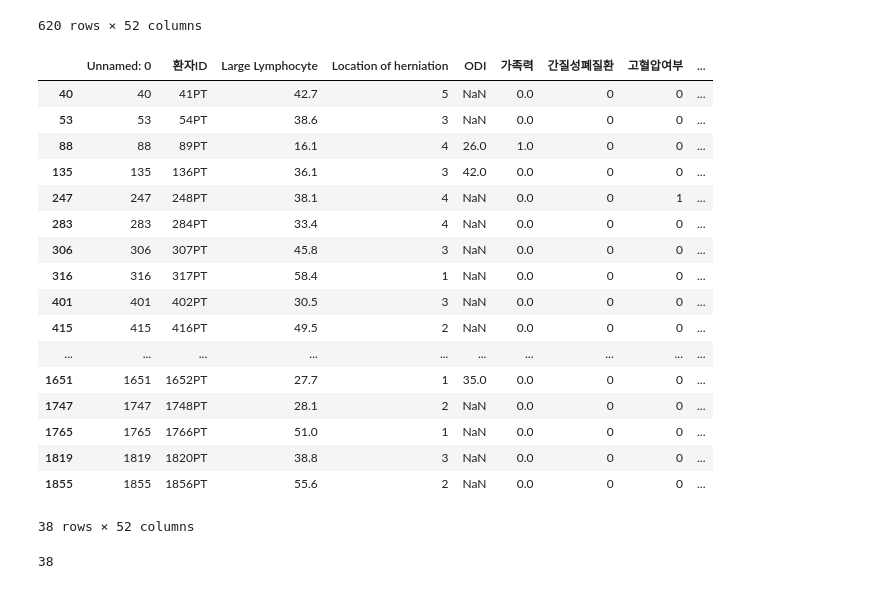
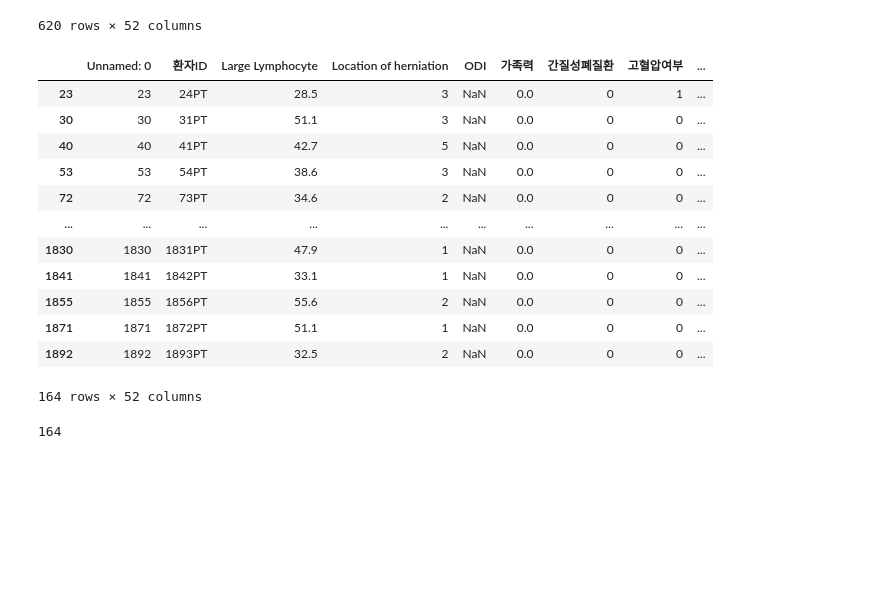
Before and after one commit to angelamyungjoosong/study_data_analytics, a Jupyter notebook: codes/DDA/RecurrenceOfSurgery_DDA.ipynb, the cells around one changed output. Drawn from its saved outputs; the diff is of its cells as text; code cells hidden in the pictures; blank space fills up the shorter version.

```diff
--- a/codes/DDA/RecurrenceOfSurgery_DDA.ipynb
+++ b/codes/DDA/RecurrenceOfSurgery_DDA.ipynb
@@ -246,29 +245,24 @@ df_ROS_condition1
 | 1893 | 1893 | 1894PT | 49.5 | 2 | NaN | 0.0 | 0 | 0 | ... |
 620 rows × 52 columns
 # %%
-condition2 = (df_ROS_JOB['체중'] > 50 ) & (df_ROS_JOB['신장'] > 180) & (df_ROS_JOB['흡연여부'] == 0)
-df_ROS_condition2 = df_ROS_JOB.loc[condition2]
+condition2 = (df_ROS_condition1['체중'] > 70 ) & (df_ROS_condition1['신장'] > 170) & (df_ROS_condition1['흡연여부'] == 0)
+df_ROS_condition2 = df_ROS_condition1.loc[condition2]
 df_ROS_condition2
 # %% [output]
 |  | Unnamed: 0 | 환자ID | Large Lymphocyte | Location of herniation | ODI | 가족력 | 간질성폐질환 | 고혈압여부 | ... |
+| 23 | 23 | 24PT | 28.5 | 3 | NaN | 0.0 | 0 | 1 | ... |
+| 30 | 30 | 31PT | 51.1 | 3 | NaN | 0.0 | 0 | 0 | ... |
 | 40 | 40 | 41PT | 42.7 | 5 | NaN | 0.0 | 0 | 0 | ... |
 | 53 | 53 | 54PT | 38.6 | 3 | NaN | 0.0 | 0 | 0 | ... |
-| 88 | 88 | 89PT | 16.1 | 4 | 26.0 | 1.0 | 0 | 0 | ... |
-| 135 | 135 | 136PT | 36.1 | 3 | 42.0 | 0.0 | 0 | 0 | ... |
-| 247 | 247 | 248PT | 38.1 | 4 | NaN | 0.0 | 0 | 1 | ... |
-| 283 | 283 | 284PT | 33.4 | 4 | NaN | 0.0 | 0 | 0 | ... |
-| 306 | 306 | 307PT | 45.8 | 3 | NaN | 0.0 | 0 | 0 | ... |
-| 316 | 316 | 317PT | 58.4 | 1 | NaN | 0.0 | 0 | 0 | ... |
-| 401 | 401 | 402PT | 30.5 | 3 | NaN | 0.0 | 0 | 0 | ... |
-| 415 | 415 | 416PT | 49.5 | 2 | NaN | 0.0 | 0 | 0 | ... |
+| 72 | 72 | 73PT | 34.6 | 2 | NaN | 0.0 | 0 | 0 | ... |
 | ... | ... | ... | ... | ... | ... | ... | ... | ... | ... |
-| 1651 | 1651 | 1652PT | 27.7 | 1 | 35.0 | 0.0 | 0 | 0 | ... |
-| 1747 | 1747 | 1748PT | 28.1 | 2 | NaN | 0.0 | 0 | 0 | ... |
-| 1765 | 1765 | 1766PT | 51.0 | 1 | NaN | 0.0 | 0 | 0 | ... |
-| 1819 | 1819 | 1820PT | 38.8 | 3 | NaN | 0.0 | 0 | 0 | ... |
+| 1830 | 1830 | 1831PT | 47.9 | 1 | NaN | 0.0 | 0 | 0 | ... |
+| 1841 | 1841 | 1842PT | 33.1 | 1 | NaN | 0.0 | 0 | 0 | ... |
 | 1855 | 1855 | 1856PT | 55.6 | 2 | NaN | 0.0 | 0 | 0 | ... |
+| 1871 | 1871 | 1872PT | 51.1 | 1 | NaN | 0.0 | 0 | 0 | ... |
+| 1892 | 1892 | 1893PT | 32.5 | 2 | NaN | 0.0 | 0 | 0 | ... |
-38 rows × 52 columns
+164 rows × 52 columns
 # %%
 len(df_ROS_condition2)
 # %% [output]
-38
+164
```
Also changed, not shown: parts of 3 cells of this notebook.
